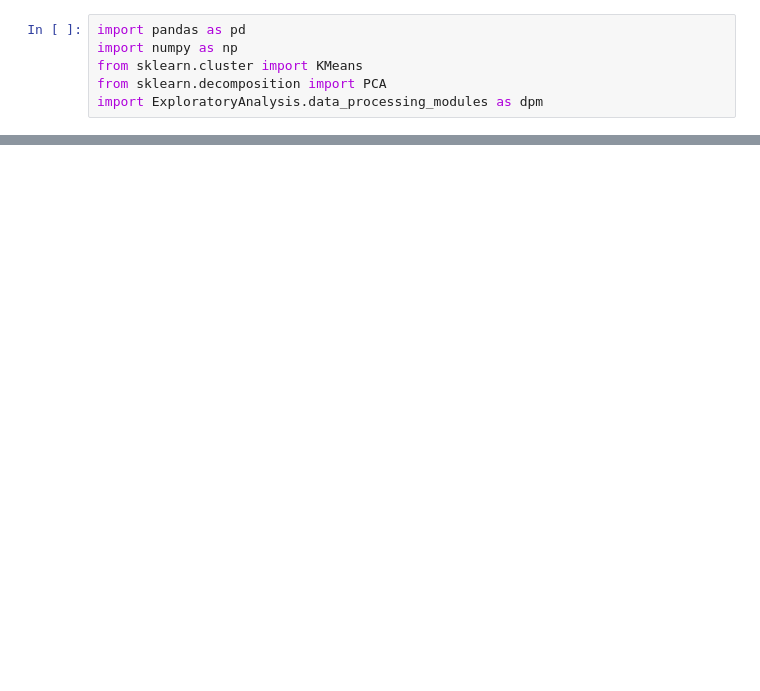
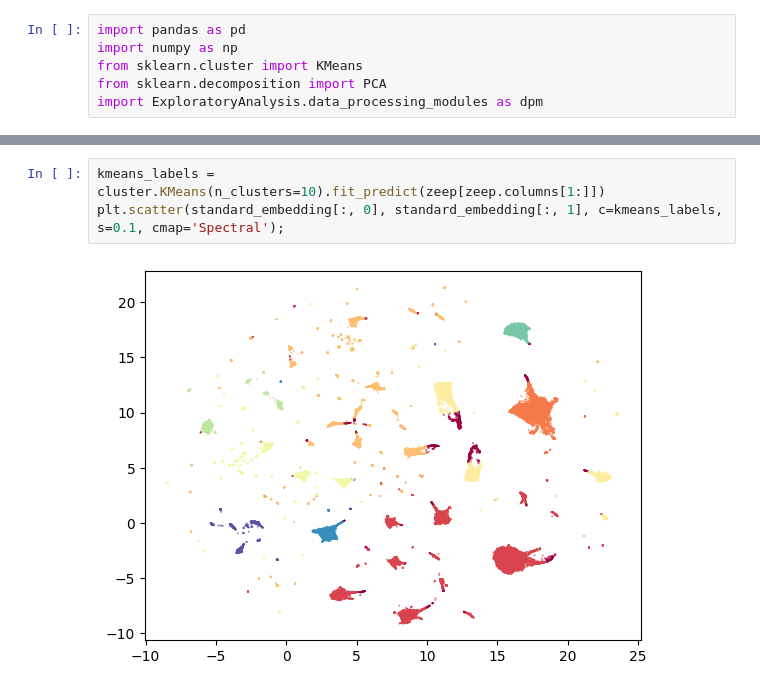
Before and after one commit to nicholas-rf/RecommenderProject, a Jupyter notebook: testing.ipynb, the cells around one changed output, grey strips where cells are left out. Cells and saved outputs as stored; diff of their text form; blank space fills up the shorter version.

```diff
--- a/testing.ipynb
+++ b/testing.ipynb
@@ -33,0 +226,5 @@ del abstract_embeddings, title_embeddings
+# %%
+kmeans_labels = cluster.KMeans(n_clusters=10).fit_predict(zeep[zeep.columns[1:]])
+plt.scatter(standard_embedding[:, 0], standard_embedding[:, 1], c=kmeans_labels, s=0.1, cmap='Spectral');
+# %% [output]
+[figure, added]
```
Also changed, not shown: parts of 30 cells of this notebook.
